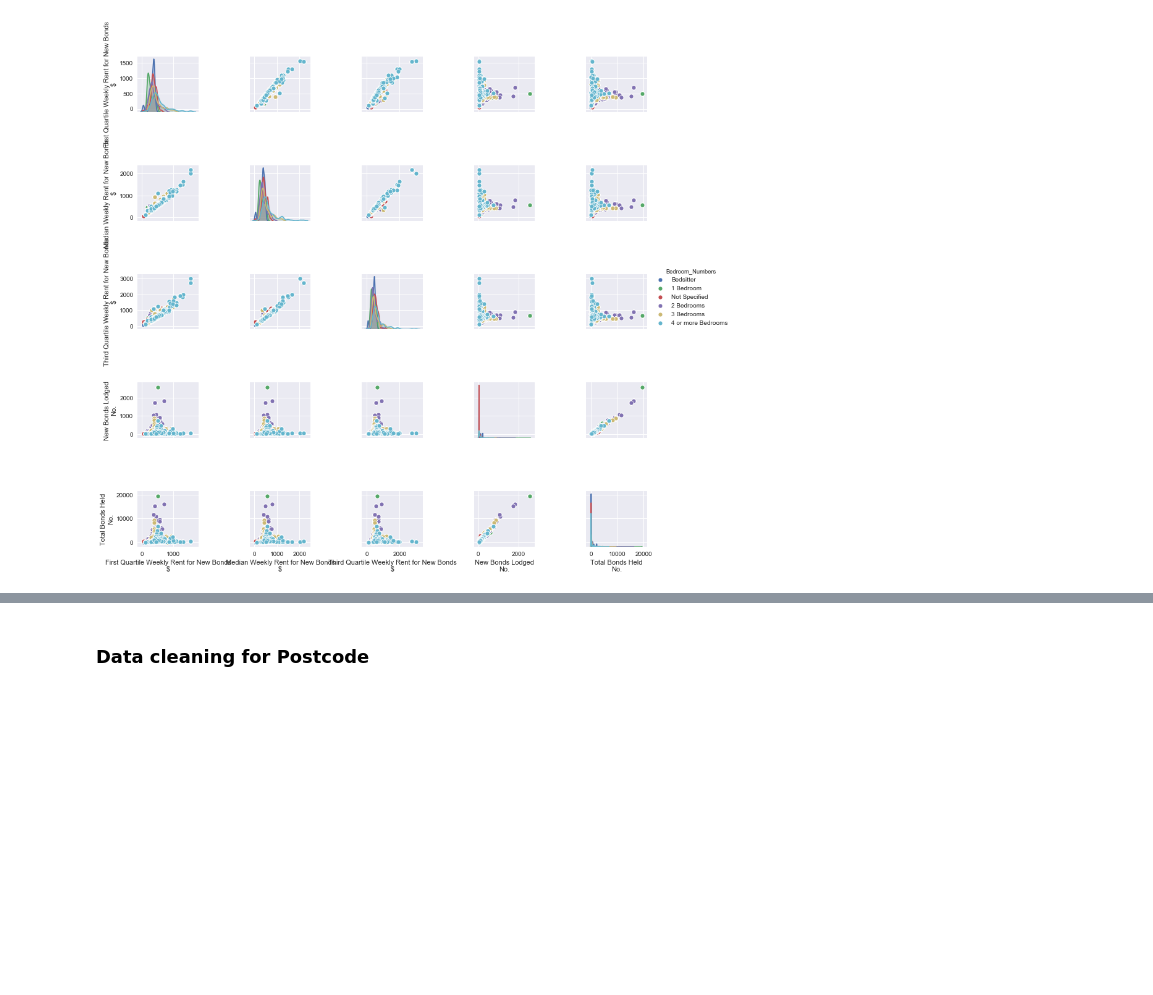
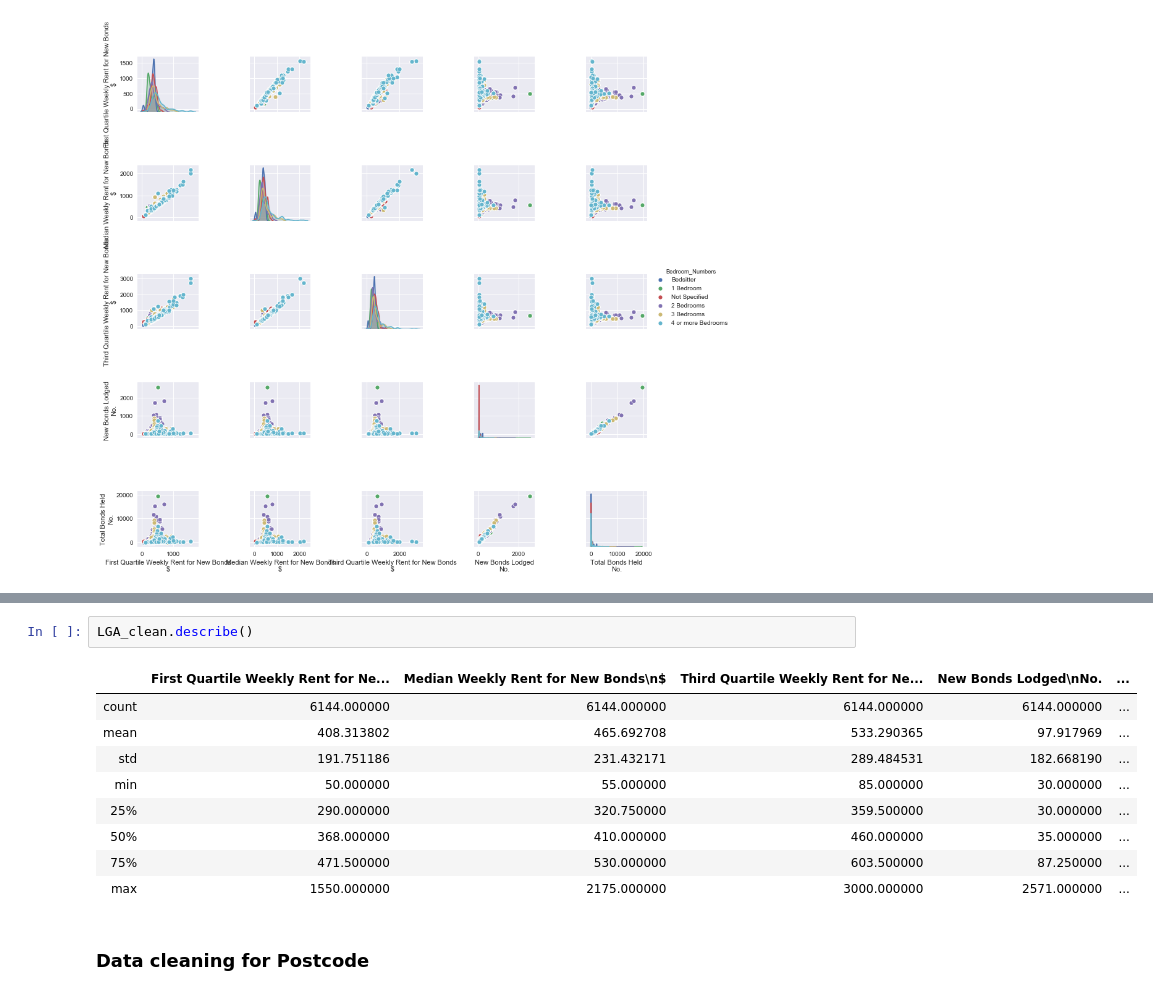
Before and after one commit to Hamza-cmd/Comp257-Project, a Jupyter notebook: Renttables.ipynb, the cells around one changed output, grey strips where cells are left out. Cells and saved outputs as stored; diff of their text form; blank space fills up the shorter version.

Commit message:
rent tables done

```diff
--- a/Renttables.ipynb
+++ b/Renttables.ipynb
@@ -111,3 +111,15 @@ g = sns.pairplot(LGA_clean,vars=['First Quartile Weekly Rent for New Bonds\n$',
+# %%
+LGA_clean.describe()
+# %% [output]
+|  | First Quartile Weekly Rent for Ne... | Median Weekly Rent for New Bonds\n$ | Third Quartile Weekly Rent for Ne... | New Bonds Lodged\nNo. | ... |
+| count | 6144.000000 | 6144.000000 | 6144.000000 | 6144.000000 | ... |
+| mean | 408.313802 | 465.692708 | 533.290365 | 97.917969 | ... |
+| std | 191.751186 | 231.432171 | 289.484531 | 182.668190 | ... |
+| min | 50.000000 | 55.000000 | 85.000000 | 30.000000 | ... |
+| 25% | 290.000000 | 320.750000 | 359.500000 | 30.000000 | ... |
+| 50% | 368.000000 | 410.000000 | 460.000000 | 35.000000 | ... |
+| 75% | 471.500000 | 530.000000 | 603.500000 | 87.250000 | ... |
+| max | 1550.000000 | 2175.000000 | 3000.000000 | 2571.000000 | ... |
 # %% [markdown]
 ### Data cleaning for Postcode
 # %%
```
Also changed, not shown: parts of 2 cells of this notebook.
